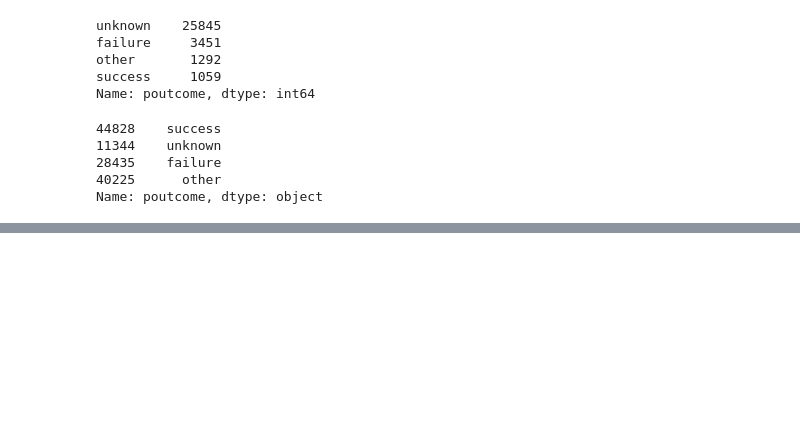
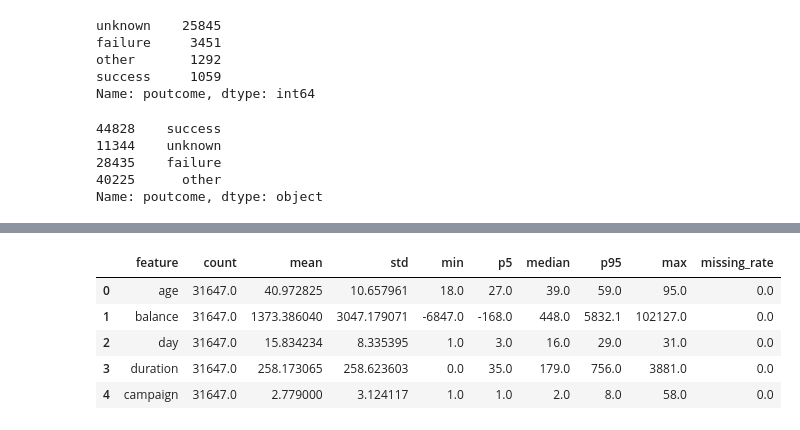
Before and after one commit to jdug1981/proyecto_final, a Jupyter notebook: Proyecto_final_final.ipynb, the cells around one changed output, grey strips where cells are left out. Saved outputs shown, nothing was run; the diff lists cells and outputs as text; code cells hidden in the pictures; blank space fills up the shorter version.

```diff
--- a/Proyecto_final_final.ipynb
+++ b/Proyecto_final_final.ipynb
@@ -451,0 +586,18 @@ Name: poutcome, dtype: object
+# %%
+univariate = train[variables_numericas + categorical_features_coded].describe(percentiles = [0.05, 0.95]).transpose()
+univariate.reset_index(drop = False, inplace = True)
+
+univariate['missing_rate'] = 1 - univariate['count']/len(train)
+
+univariate.rename(columns = {'index' : 'feature',
+                             '5%': 'p5',
+                             '50%' : 'median',
+                             '95%': 'p95'}, inplace = True)
+univariate.head()
+# %% [output]
+|  | feature | count | mean | std | min | p5 | median | p95 | max | missing_rate |
+| 0 | age | 31647.0 | 40.972825 | 10.657961 | 18.0 | 27.0 | 39.0 | 59.0 | 95.0 | 0.0 |
+| 1 | balance | 31647.0 | 1373.386040 | 3047.179071 | -6847.0 | -168.0 | 448.0 | 5832.1 | 102127.0 | 0.0 |
+| 2 | day | 31647.0 | 15.834234 | 8.335395 | 1.0 | 3.0 | 16.0 | 29.0 | 31.0 | 0.0 |
+| 3 | duration | 31647.0 | 258.173065 | 258.623603 | 0.0 | 35.0 | 179.0 | 756.0 | 3881.0 | 0.0 |
+| 4 | campaign | 31647.0 | 2.779000 | 3.124117 | 1.0 | 1.0 | 2.0 | 8.0 | 58.0 | 0.0 |
```
Also changed, not shown: parts of 17 cells of this notebook.
